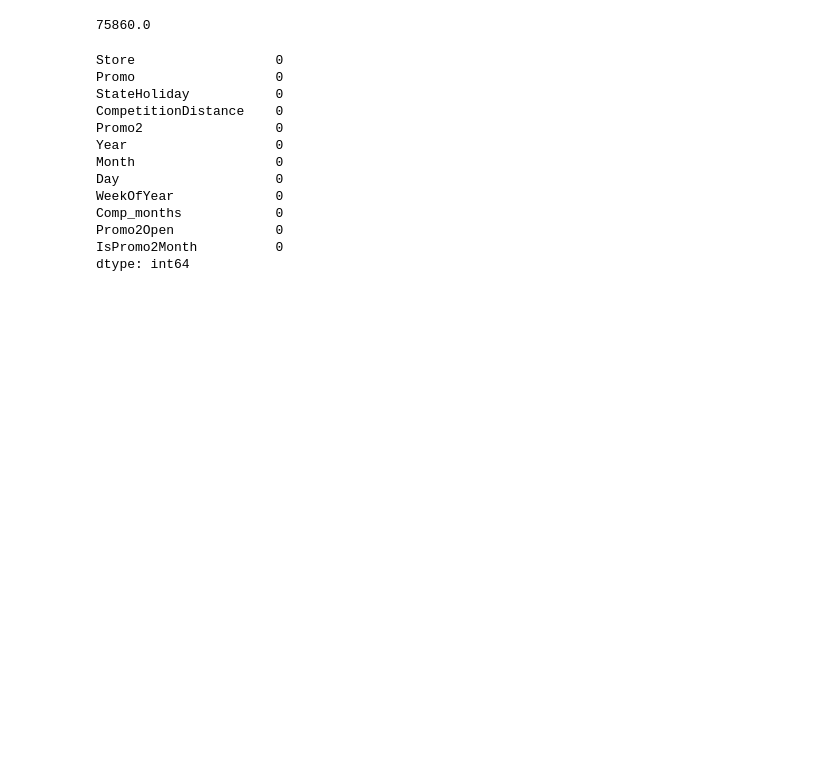
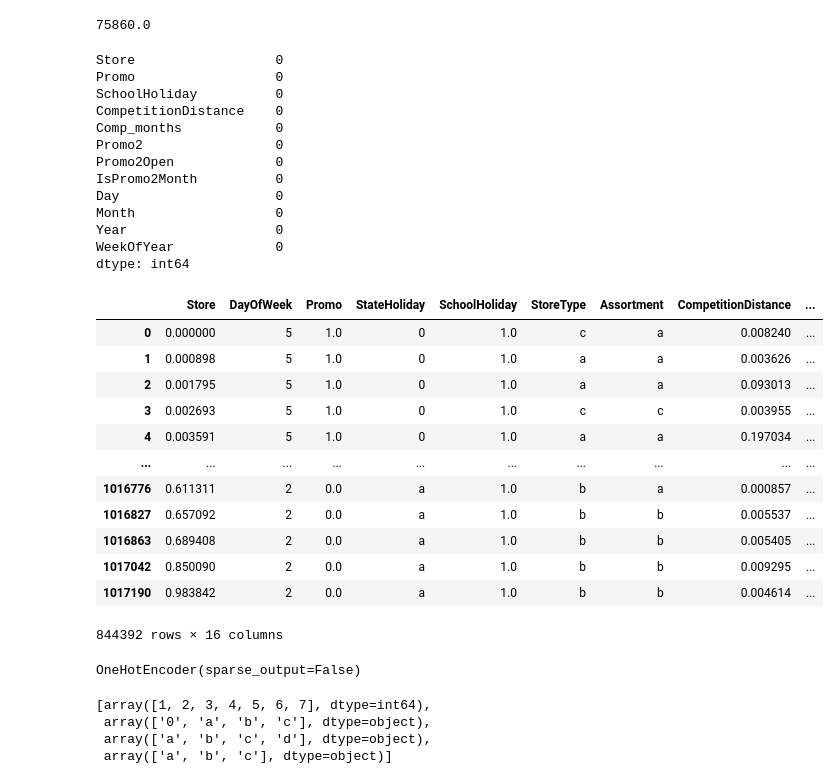
Before and after one commit to Lakshya2907/Sales-Prediction, a Jupyter notebook: Sales_predictor.ipynb, the cells around one changed output. Drawn from its saved outputs; the diff is of its cells as text; code cells hidden in the pictures; blank space fills up the shorter version.

```diff
--- a/Sales_predictor.ipynb
+++ b/Sales_predictor.ipynb
@@ -256,10 +243,10 @@ Index(['Store', 'DayOfWeek', 'Date', 'Sales', 'Customers', 'Open', 'Promo',
        'WeekOfYear', 'Comp_months', 'Promo2Open', 'IsPromo2Month'],
       dtype='object')
 # %%
-input_cols =['Store', 'DayOfWeek', 'Promo',
-       'StateHoliday', 'SchoolHoliday', 'StoreType', 'Assortment',
-       'CompetitionDistance', 'Promo2', 'Year', 'Month', 'Day',
-       'WeekOfYear', 'Comp_months', 'Promo2Open', 'IsPromo2Month']
+input_cols =['Store', 'DayOfWeek', 'Promo', 'StateHoliday', 'SchoolHoliday',
+              'StoreType', 'Assortment', 'CompetitionDistance', 'Comp_months',
+              'Day', 'Month', 'Year', 'WeekOfYear',  'Promo2',
+              'Promo2Open', 'IsPromo2Month']
 target_cols = ['Sales']
 # %%
 input_cols
@@ -316,9 +303,9 @@ targets
 1017190     5961
 Name: Sales, Length: 844392, dtype: int64
 # %%
-numeric_cols = ['Store', 'Promo',
-       'StateHoliday','CompetitionDistance', 'Promo2', 'Year', 'Month', 'Day',
-       'WeekOfYear', 'Comp_months', 'Promo2Open', 'IsPromo2Month']
+numeric_cols = ['Store', 'Promo', 'SchoolHoliday',
+              'CompetitionDistance', 'Comp_months', 'Promo2', 'Promo2Open', 'IsPromo2Month',
+              'Day', 'Month', 'Year', 'WeekOfYear', ]
 
 cat_cols = ['DayOfWeek', 'StateHoliday', 'StoreType', 'Assortment']
 # %%
@@ -351,14 +338,14 @@ inputs[numeric_cols].isna().sum()
 # %% [output]
 Store                  0
 Promo                  0
-StateHoliday           0
+SchoolHoliday          0
 CompetitionDistance    0
+Comp_months            0
 Promo2                 0
-Year                   0
-Month                  0
-Day                    0
-WeekOfYear             0
-Comp_months            0
 Promo2Open             0
 IsPromo2Month          0
+Day                    0
+Month                  0
+Year                   0
+WeekOfYear             0
 dtype: int64
@@ -364,0 +354,21 @@ dtype: int64
+# %%
+scaler = MinMaxScaler().fit(inputs[numeric_cols])
+# %%
+inputs[numeric_cols] = scaler.transform(inputs[numeric_cols])
+test_inputs[numeric_cols] = scaler.transform(test_inputs[numeric_cols])
+# %%
+inputs
+# %% [output]
+|  | Store | DayOfWeek | Promo | StateHoliday | SchoolHoliday | StoreType | Assortment | CompetitionDistance | ... |
+| 0 | 0.000000 | 5 | 1.0 | 0 | 1.0 | c | a | 0.008240 | ... |
+| 1 | 0.000898 | 5 | 1.0 | 0 | 1.0 | a | a | 0.003626 | ... |
+| 2 | 0.001795 | 5 | 1.0 | 0 | 1.0 | a | a | 0.093013 | ... |
+| 3 | 0.002693 | 5 | 1.0 | 0 | 1.0 | c | c | 0.003955 | ... |
+| 4 | 0.003591 | 5 | 1.0 | 0 | 1.0 | a | a | 0.197034 | ... |
+| ... | ... | ... | ... | ... | ... | ... | ... | ... | ... |
+| 1016776 | 0.611311 | 2 | 0.0 | a | 1.0 | b | a | 0.000857 | ... |
+| 1016827 | 0.657092 | 2 | 0.0 | a | 1.0 | b | b | 0.005537 | ... |
+| 1016863 | 0.689408 | 2 | 0.0 | a | 1.0 | b | b | 0.005405 | ... |
+| 1017042 | 0.850090 | 2 | 0.0 | a | 1.0 | b | b | 0.009295 | ... |
+| 1017190 | 0.983842 | 2 | 0.0 | a | 1.0 | b | b | 0.004614 | ... |
+844392 rows × 16 columns
@@ -364,0 +377,12 @@ dtype: int64
+# %%
+encoder = OneHotEncoder(sparse_output=False)
+encoder.fit(inputs[cat_cols])
+# %% [output]
+OneHotEncoder(sparse_output=False)
+# %%
+encoder.categories_
+# %% [output]
+[array([1, 2, 3, 4, 5, 6, 7], dtype=int64),
+ array(['0', 'a', 'b', 'c'], dtype=object),
+ array(['a', 'b', 'c', 'd'], dtype=object),
+ array(['a', 'b', 'c'], dtype=object)]
```
Also changed, not shown: parts of 8 cells of this notebook.
